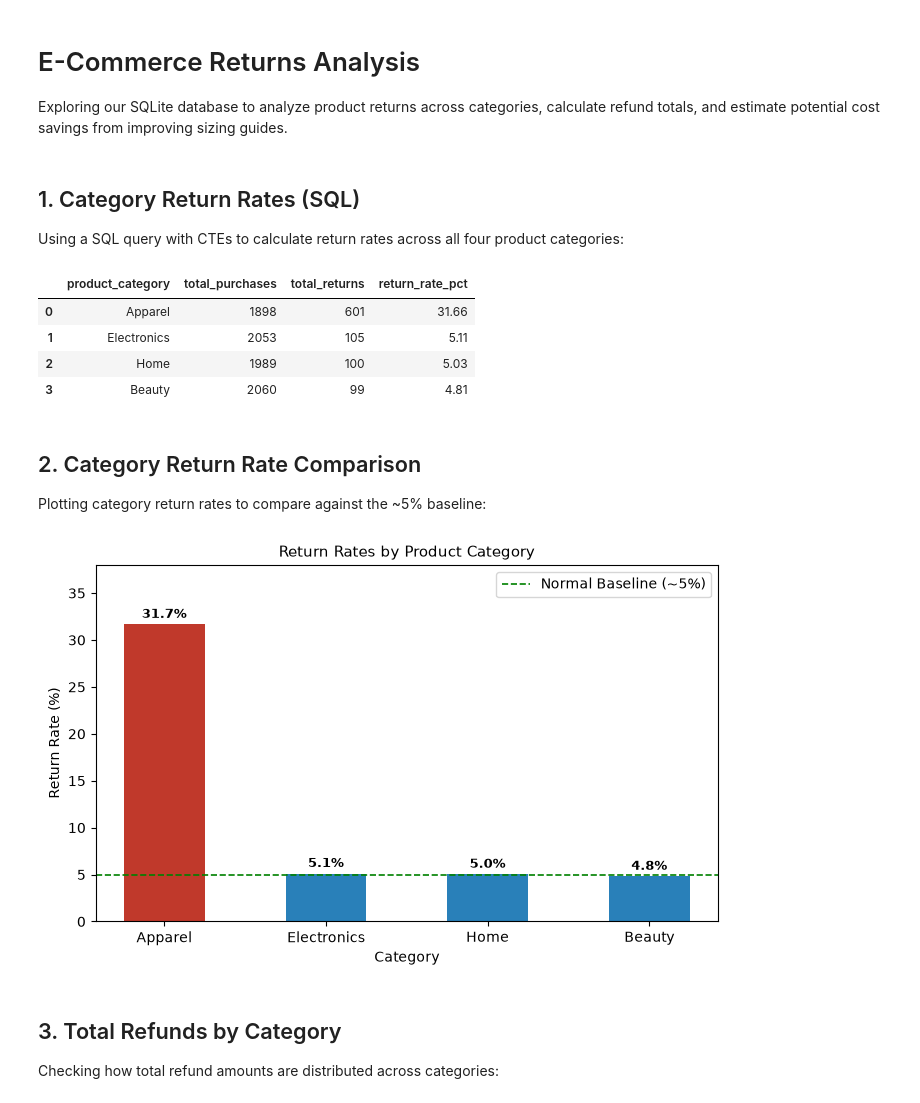
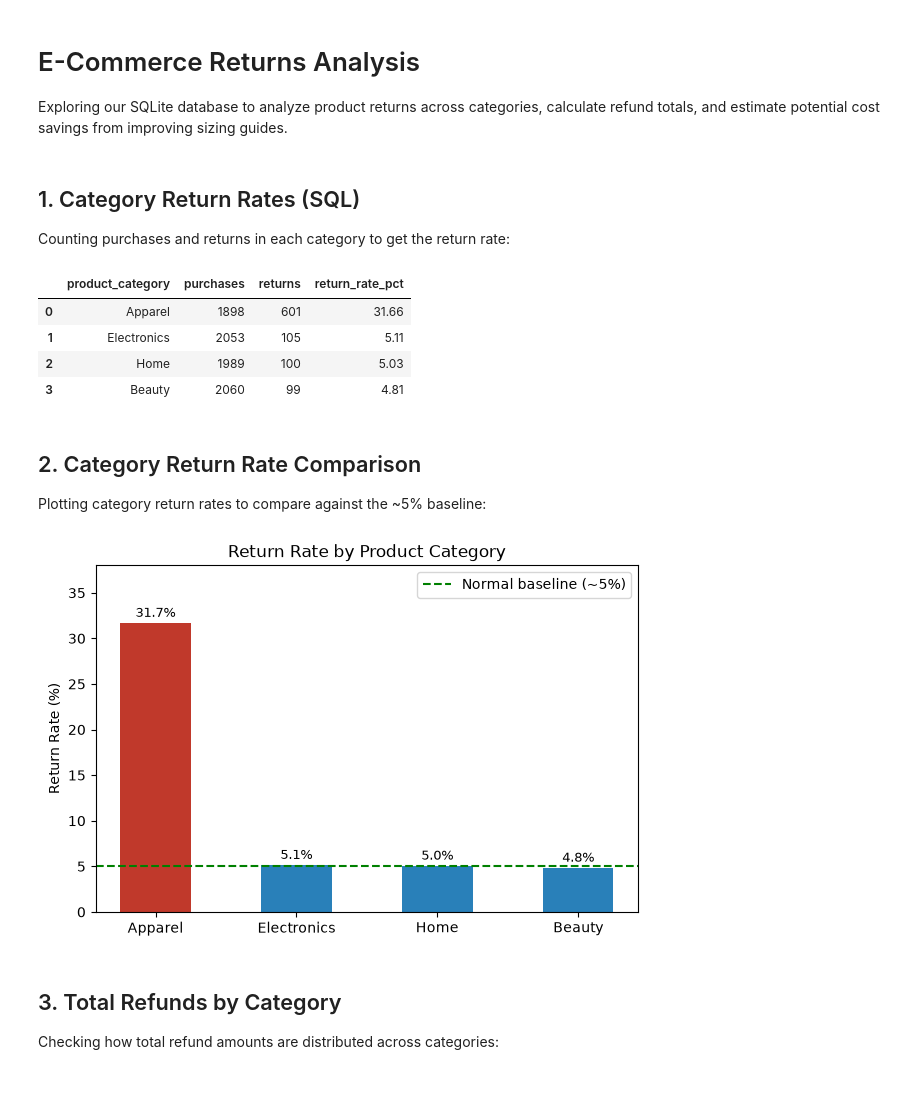
Before and after one commit to Saksham2410del/Ecommerce-returns-analytics, a Jupyter notebook: data_analysis.ipynb, the cells around one changed output. Drawn from its saved outputs; the diff is of its cells as text; code cells hidden in the pictures.

```diff
--- a/data_analysis.ipynb
+++ b/data_analysis.ipynb
@@ -11,35 +11,24 @@ conn = sqlite3.connect('ecommerce_data_warehouse.db')
 # %% [markdown]
 ## 1. Category Return Rates (SQL)
 
-Using a SQL query with CTEs to calculate return rates across all four product categories:
+Counting purchases and returns in each category to get the return rate:
 # %%
 query = '''
-WITH category_purchases AS (
-    SELECT product_category, COUNT(*) AS total_purchases
-    FROM transactions
-    WHERE event_type = 'purchase'
-    GROUP BY product_category
-),
-category_returns AS (
-    SELECT product_category, COUNT(*) AS total_returns
-    FROM transactions
-    WHERE event_type = 'return'
-    GROUP BY product_category
-)
 SELECT
-    p.product_category,
-    p.total_purchases,
-    COALESCE(r.total_returns, 0) AS total_returns,
-    ROUND(CAST(COALESCE(r.total_returns, 0) AS FLOAT) / p.total_purchases * 100, 2) AS return_rate_pct
-FROM category_purchases p
-LEFT JOIN category_returns r ON p.product_category = r.product_category
-ORDER BY return_rate_pct DESC;
+    product_category,
+    SUM(CASE WHEN event_type = 'purchase' THEN 1 ELSE 0 END) AS purchases,
+    SUM(CASE WHEN event_type = 'return' THEN 1 ELSE 0 END) AS returns,
+    ROUND(SUM(CASE WHEN event_type = 'return' THEN 1 ELSE 0 END) * 100.0
+          / SUM(CASE WHEN event_type = 'purchase' THEN 1 ELSE 0 END), 2) AS return_rate_pct
+FROM transactions
+GROUP BY product_category
+ORDER BY return_rate_pct DESC
 '''
 
 df_rates = pd.read_sql_query(query, conn)
 df_rates
 # %% [output]
-|  | product_category | total_purchases | total_returns | return_rate_pct |
+|  | product_category | purchases | returns | return_rate_pct |
 | 0 | Apparel | 1898 | 601 | 31.66 |
 | 1 | Electronics | 2053 | 105 | 5.11 |
 | 2 | Home | 1989 | 100 | 5.03 |
@@ -49,27 +38,28 @@ df_rates
 
 Plotting category return rates to compare against the ~5% baseline:
 # %%
+# Apparel in red, everything else in blue
+colors = []
+for category in df_rates['product_category']:
+    if category == 'Apparel':
+        colors.append('#c0392b')
+    else:
+        colors.append('#2980b9')
+
 plt.figure(figsize=(7, 4.5))
+plt.bar(df_rates['product_category'], df_rates['return_rate_pct'], color=colors, width=0.5)
+plt.axhline(y=5, color='green', linestyle='--', label='Normal baseline (~5%)')
 
-colors = ['#c0392b' if cat == 'Apparel' else '#2980b9' for cat in df_rates['product_category']]
-bars = plt.bar(df_rates['product_category'], df_rates['return_rate_pct'], color=colors, width=0.5)
+for i, rate in enumerate(df_rates['return_rate_pct']):
+    plt.text(i, rate + 0.7, f'{rate:.1f}%', ha='center', fontsize=9)
 
-plt.axhline(y=5.0, color='green', linestyle='--', linewidth=1.2, label='Normal Baseline (~5%)')
-
-plt.title('Return Rates by Product Category', fontsize=11)
-plt.ylabel('Return Rate (%)', fontsize=10)
-plt.xlabel('Category', fontsize=10)
+plt.title('Return Rate by Product Category')
+plt.ylabel('Return Rate (%)')
 plt.ylim(0, 38)
 plt.legend()
-
-for bar in bars:
-    height = bar.get_height()
-    plt.text(bar.get_x() + bar.get_width()/2., height + 0.7, f'{height:.1f}%', ha='center', fontsize=9, fontweight='bold')
-
-plt.tight_layout()
 plt.show()
 # %% [output]
-[figure, old version]
+[figure, new version]
 # %% [markdown]
 ## 3. Total Refunds by Category
 
```
Also changed, not shown: parts of 5 cells of this notebook, 8 other files.
